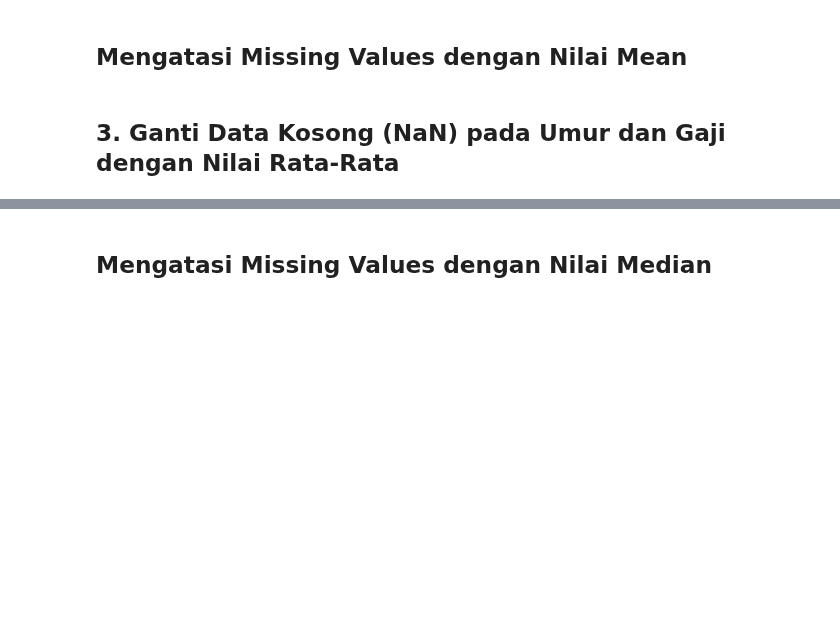
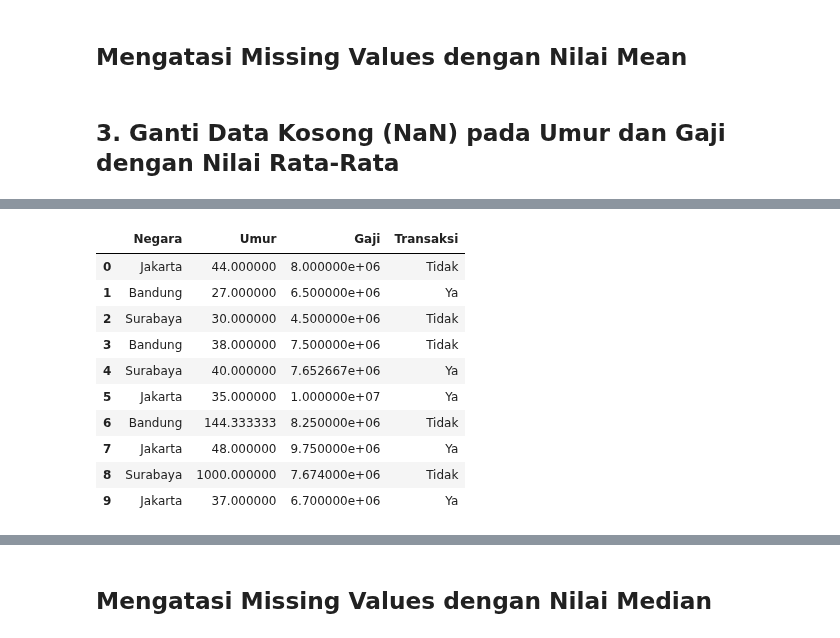
Before and after one commit to ImNotDanish05/2025_KC_TI-1A, a Jupyter notebook: P6_Manipulasi_Data_Menggunakan_Pandas.ipynb, the cells around one changed output, grey strips where cells are left out. Drawn from its saved outputs; the diff is of its cells as text; code cells hidden in the pictures; blank space fills up the shorter version.

```diff
--- a/P6_Manipulasi_Data_Menggunakan_Pandas.ipynb
+++ b/P6_Manipulasi_Data_Menggunakan_Pandas.ipynb
@@ -104,0 +81,17 @@ For example, when doing 'df[col].method(value, inplace=True)', try using 'df.met
+# %%
+df3 = df.copy()
+df3['Gaji'] = df3['Gaji'].fillna(df3['Gaji'].mean())
+df3['Umur'] = df3['Umur'].fillna(df3['Umur'].mean())
+df3
+# %% [output]
+|  | Negara | Umur | Gaji | Transaksi |
+| 0 | Jakarta | 44.000000 | 8.000000e+06 | Tidak |
+| 1 | Bandung | 27.000000 | 6.500000e+06 | Ya |
+| 2 | Surabaya | 30.000000 | 4.500000e+06 | Tidak |
+| 3 | Bandung | 38.000000 | 7.500000e+06 | Tidak |
+| 4 | Surabaya | 40.000000 | 7.652667e+06 | Ya |
+| 5 | Jakarta | 35.000000 | 1.000000e+07 | Ya |
+| 6 | Bandung | 144.333333 | 8.250000e+06 | Tidak |
+| 7 | Jakarta | 48.000000 | 9.750000e+06 | Ya |
+| 8 | Surabaya | 1000.000000 | 7.674000e+06 | Tidak |
+| 9 | Jakarta | 37.000000 | 6.700000e+06 | Ya |
```
Also changed, not shown: parts of 11 cells of this notebook.
